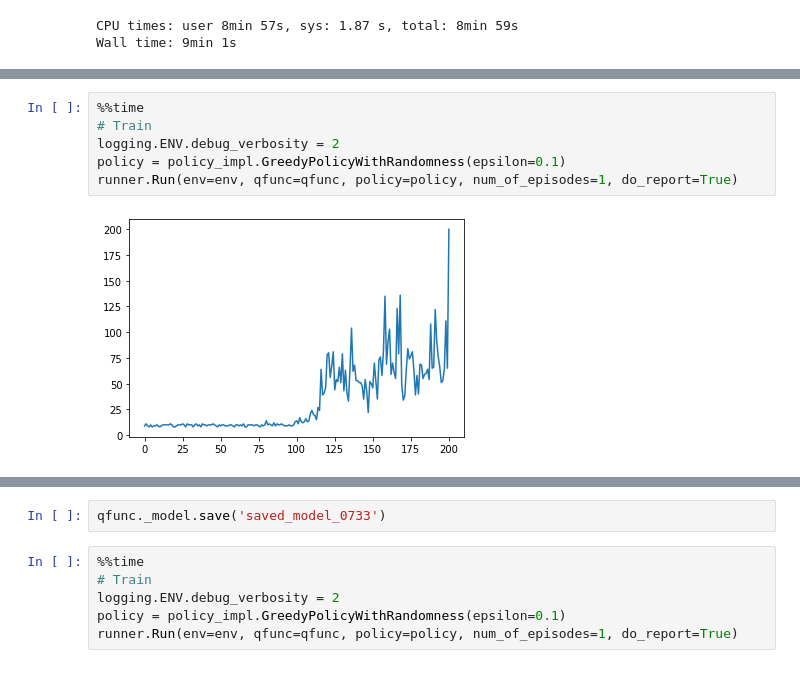
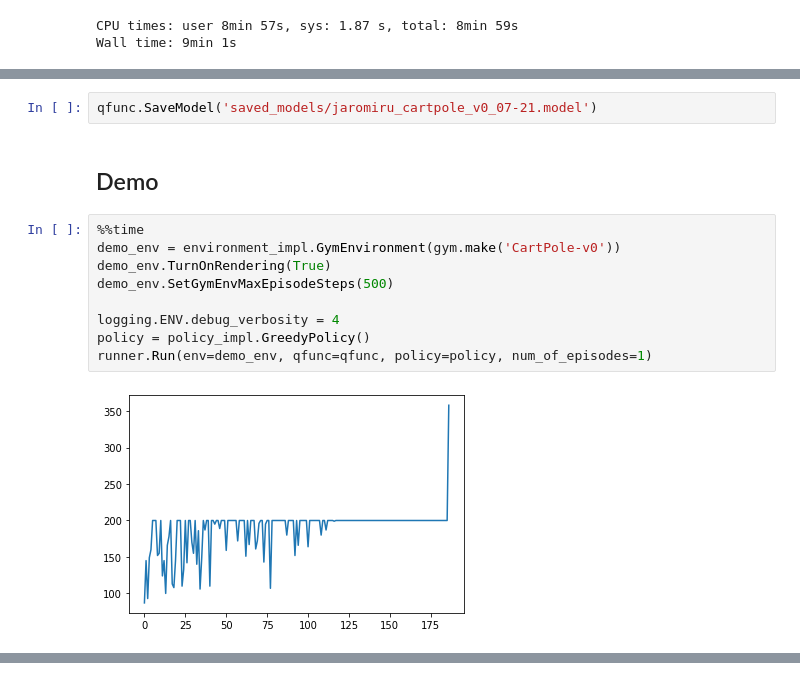
Before and after one commit to ChihChiu29/deep_learning, a Jupyter notebook: notebooks/new_learning/cartpole_v1.ipynb, the cells around one changed output, grey strips where cells are left out. Cells and saved outputs as stored; diff of their text form.

Commit message:
wrap up on cartpole v0

```diff
--- a/notebooks/new_learning/cartpole_v1.ipynb
+++ b/notebooks/new_learning/cartpole_v1.ipynb
@@ -63,9 +70,16 @@ runner.Run(env=env, qfunc=qfunc, policy=policy, num_of_episodes=10000, do_report
 KeyboardInterrupt:
+# %%
+qfunc.SaveModel('saved_models/jaromiru_cartpole_v0_07-21.model')
+# %% [markdown]
+## Demo
 # %%
 %%time
-# Train
-logging.ENV.debug_verbosity = 2
-policy = policy_impl.GreedyPolicyWithRandomness(epsilon=0.1)
-runner.Run(env=env, qfunc=qfunc, policy=policy, num_of_episodes=1, do_report=True)
+demo_env = environment_impl.GymEnvironment(gym.make('CartPole-v0'))
+demo_env.TurnOnRendering(True)
+demo_env.SetGymEnvMaxEpisodeSteps(500)
+
+logging.ENV.debug_verbosity = 4
+policy = policy_impl.GreedyPolicy()
+runner.Run(env=demo_env, qfunc=qfunc, policy=policy, num_of_episodes=1)
 # %% [output]
-[figure, old version]
+[figure, new version]
@@ -74,8 +87,0 @@ Wall time: 18.2 s
-# %%
-qfunc._model.save('saved_model_0733')
-# %%
-%%time
-# Train
-logging.ENV.debug_verbosity = 2
-policy = policy_impl.GreedyPolicyWithRandomness(epsilon=0.1)
-runner.Run(env=env, qfunc=qfunc, policy=policy, num_of_episodes=1, do_report=True)
```
Also changed, not shown: parts of 4 cells of this notebook, 5 other files.
